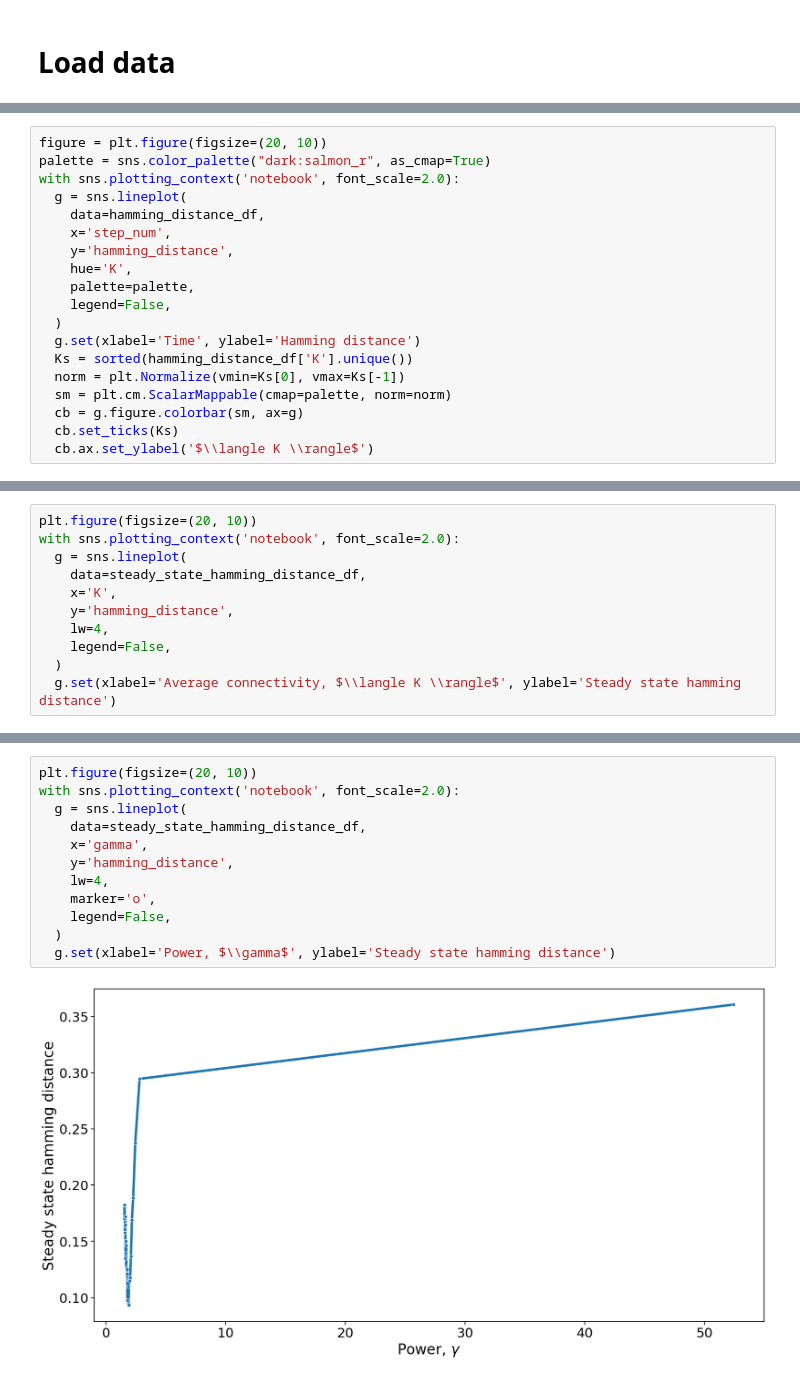
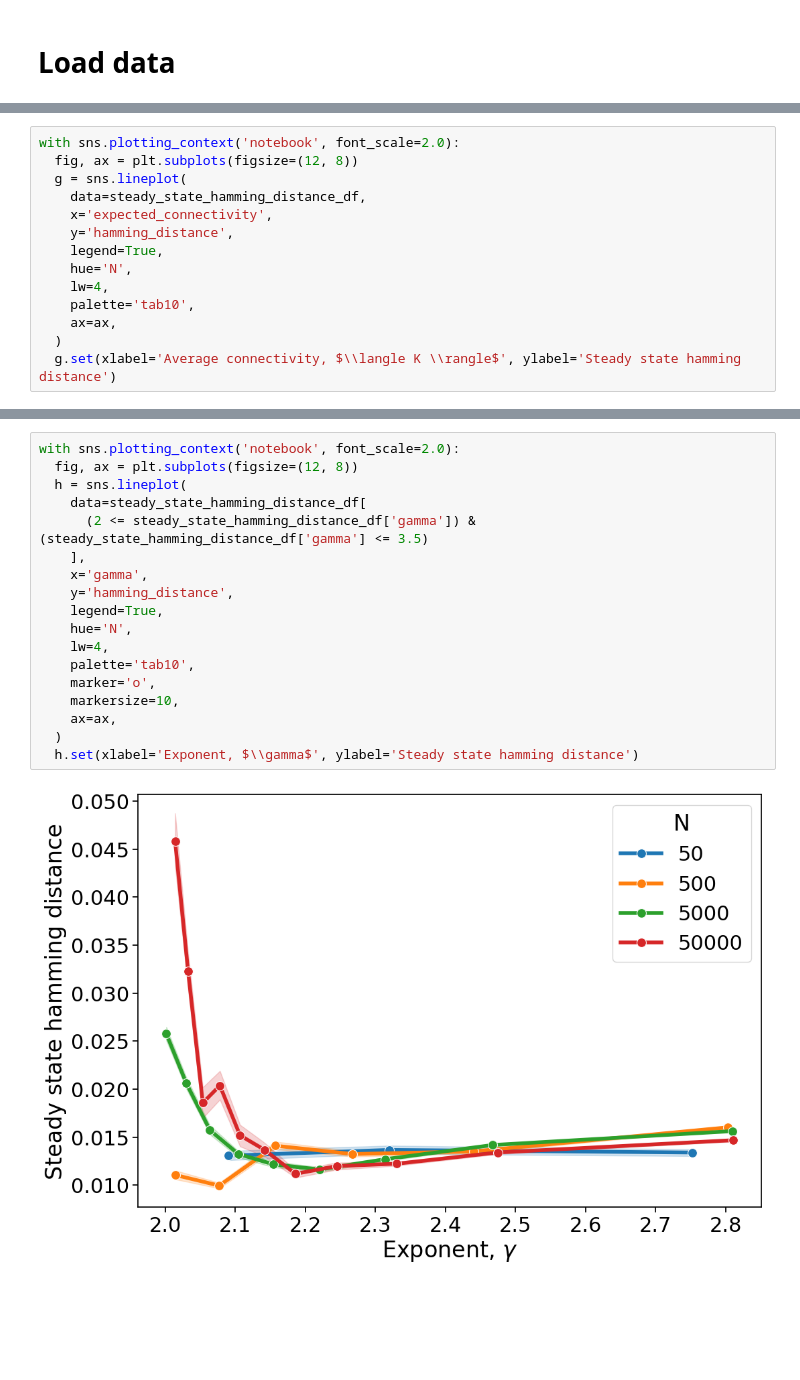
Before and after one commit to davidb2/boolean-threshold-network, a Jupyter notebook: notebooks/polished/no-drug-power-law-phase-transition.ipynb, the cells around one changed output, grey strips where cells are left out. Drawn from its saved outputs; the diff is of its cells as text; blank space fills up the shorter version.

```diff
--- a/notebooks/polished/no-drug-power-law-phase-transition.ipynb
+++ b/notebooks/polished/no-drug-power-law-phase-transition.ipynb
@@ -128,19 +28,0 @@ hamming_distance_df = pd.DataFrame(hamming_distance_data)
-# %%
-figure = plt.figure(figsize=(20, 10))
-palette = sns.color_palette("dark:salmon_r", as_cmap=True)
-with sns.plotting_context('notebook', font_scale=2.0):
-  g = sns.lineplot(
-    data=hamming_distance_df,
-    x='step_num',
-    y='hamming_distance',
-    hue='K',
-    palette=palette,
-    legend=False,
-  )
-  g.set(xlabel='Time', ylabel='Hamming distance')
-  Ks = sorted(hamming_distance_df['K'].unique())
-  norm = plt.Normalize(vmin=Ks[0], vmax=Ks[-1])
-  sm = plt.cm.ScalarMappable(cmap=palette, norm=norm)
-  cb = g.figure.colorbar(sm, ax=g)
-  cb.set_ticks(Ks)
-  cb.ax.set_ylabel('$\\langle K \\rangle$')
@@ -153,12 +67,15 @@ steady_state_hamming_distance_df = hamming_distance_df[
 # %%
-plt.figure(figsize=(20, 10))
 with sns.plotting_context('notebook', font_scale=2.0):
+  fig, ax = plt.subplots(figsize=(12, 8))
   g = sns.lineplot(
     data=steady_state_hamming_distance_df,
-    x='K',
+    x='expected_connectivity',
     y='hamming_distance',
+    legend=True,
+    hue='N',
     lw=4,
-    legend=False,
+    palette='tab10',
+    ax=ax,
   )
   g.set(xlabel='Average connectivity, $\\langle K \\rangle$', ylabel='Steady state hamming distance')
 # %% [output]
@@ -166,14 +89,20 @@ with sns.plotting_context('notebook', font_scale=2.0):
 # %%
-plt.figure(figsize=(20, 10))
 with sns.plotting_context('notebook', font_scale=2.0):
-  g = sns.lineplot(
-    data=steady_state_hamming_distance_df,
+  fig, ax = plt.subplots(figsize=(12, 8))
+  h = sns.lineplot(
+    data=steady_state_hamming_distance_df[
+      (2 <= steady_state_hamming_distance_df['gamma']) & (steady_state_hamming_distance_df['gamma'] <= 3.5)
+    ],
     x='gamma',
     y='hamming_distance',
+    legend=True,
+    hue='N',
     lw=4,
+    palette='tab10',
     marker='o',
-    legend=False,
+    markersize=10,
+    ax=ax,
   )
-  g.set(xlabel='Power, $\\gamma$', ylabel='Steady state hamming distance')
+  h.set(xlabel='Exponent, $\\gamma$', ylabel='Steady state hamming distance')
 # %% [output]
-[figure, old version]
+[figure, new version]
```
Also changed, not shown: parts of 14 cells of this notebook, 18 other files.
